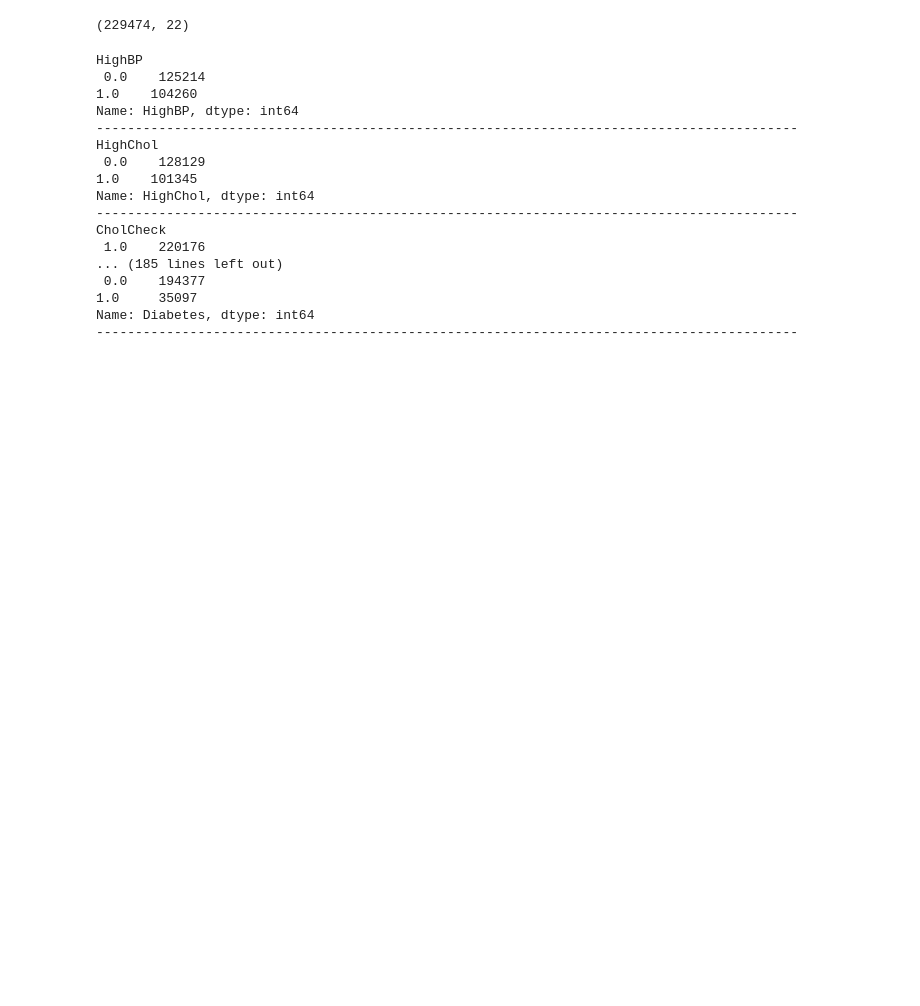
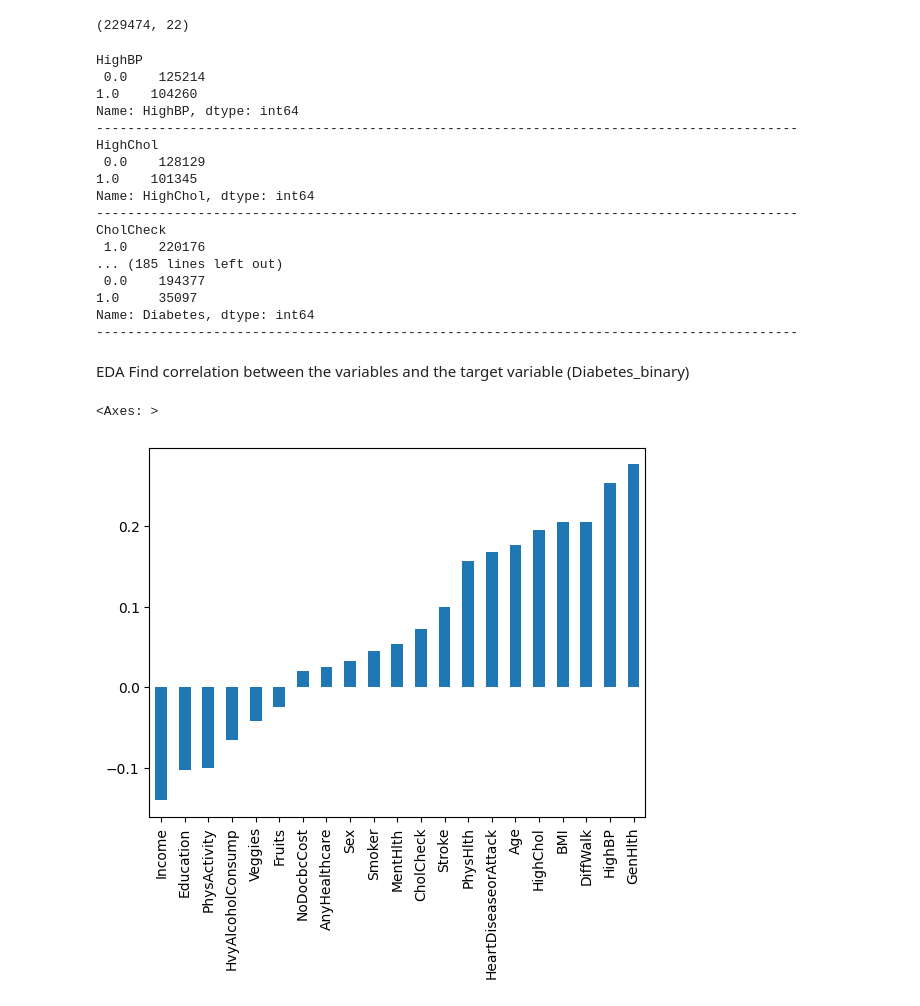
Before and after one commit to Payal2000/Diabetes_Prediction, a Jupyter notebook: Diabetes_Study.ipynb, the cells around one changed output. Drawn from its saved outputs; the diff is of its cells as text; code cells hidden in the pictures; blank space fills up the shorter version.

```diff
--- a/Diabetes_Study.ipynb
+++ b/Diabetes_Study.ipynb
@@ -111,3 +111,15 @@ CholCheck
 1.0     35097
 Name: Diabetes, dtype: int64
 ------------------------------------------------------------------------------------------
+# %%
+#Change dtype to int
+df = df.astype('int32')
+# %% [markdown]
+EDA
+Find correlation between the variables and the target variable (Diabetes_binary)
+# %%
+#Plot correlation between the variables and Diabetes_binary
+df.corr()['Diabetes'][:-1].sort_values().plot(kind='bar')
+# %% [output]
+<Axes: >
+[figure, added]
```
Also changed, not shown: parts of 5 cells of this notebook.
